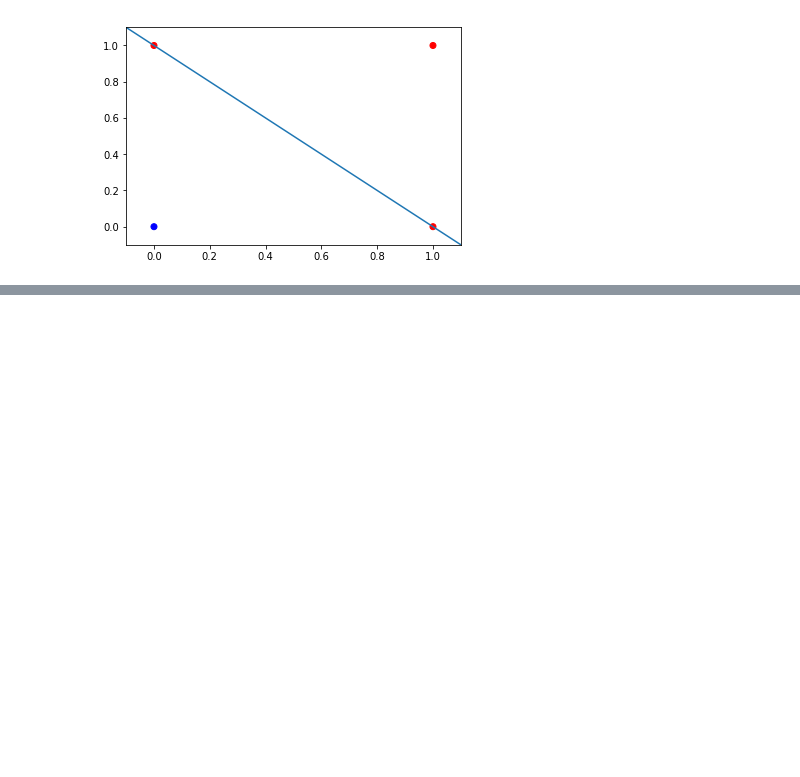
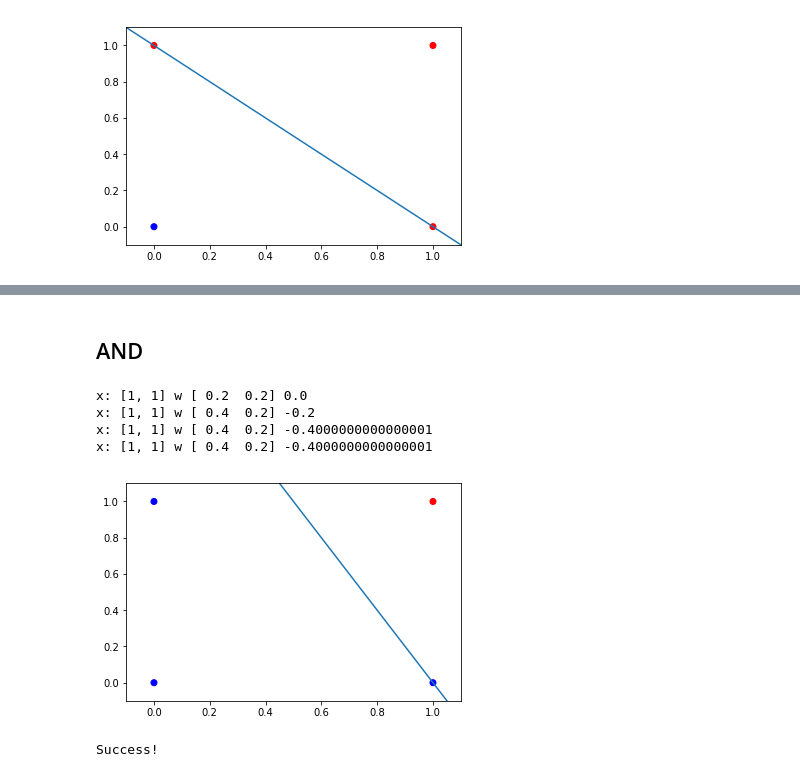
Before and after one commit to gabrieldelaparra/learnNN, a Jupyter notebook: 02 - Perceptron Plot.ipynb, the cells around one changed output, grey strips where cells are left out. Saved outputs shown, nothing was run; the diff lists cells and outputs as text; code cells hidden in the pictures; blank space fills up the shorter version.

```diff
--- a/02 - Perceptron Plot.ipynb
+++ b/02 - Perceptron Plot.ipynb
@@ -181,0 +221,37 @@ plotPerceptron()
+# %% [markdown]
+## AND
+# %%
+trainingData = [
+    ([0,0],0),
+    ([0,1],0),
+    ([1,0],0),
+    ([1,1],1),
+]
+learningRate = 0.2
+w = [0, 0]
+b = 0
+
+while True:
+    old_w = w
+    old_b = b
+
+    for i in range(len(trainingData)):
+        xi, di = trainingData[i]
+        yi = xi[0] * w[0] + xi[1] * w[1] + b
+        error = di - step(yi)
+        w = w + learningRate * error * np.array(xi)
+        b = b + learningRate * error
+
+    print("x:", xi, "w", w, b)
+
+    if((old_w == w).all() and old_b == b):
+        plotPerceptron()
+        print("Success!")
+        break;
+# %% [output]
+x: [1, 1] w [ 0.2  0.2] 0.0
+x: [1, 1] w [ 0.4  0.2] -0.2
+x: [1, 1] w [ 0.4  0.2] -0.4000000000000001
+x: [1, 1] w [ 0.4  0.2] -0.4000000000000001
+[figure, added]
+Success!
```
Also changed, not shown: parts of 2 cells of this notebook, 2 other files.
